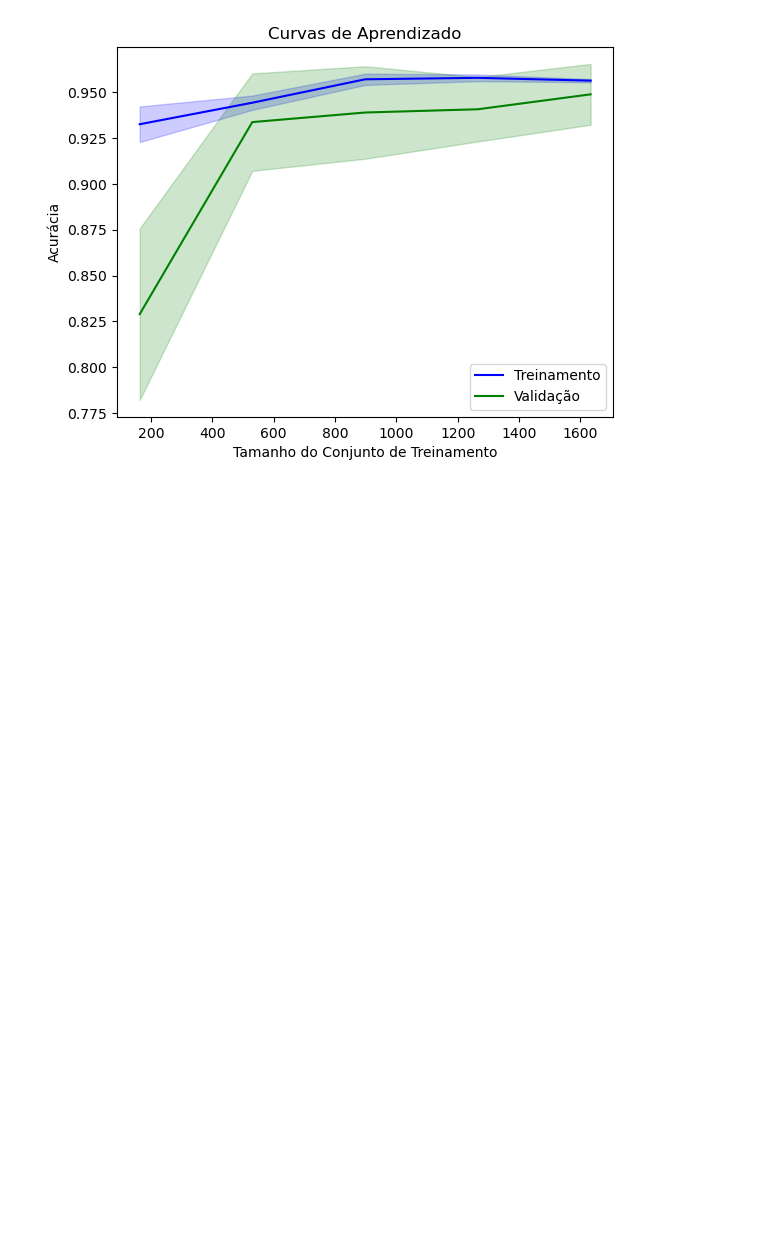
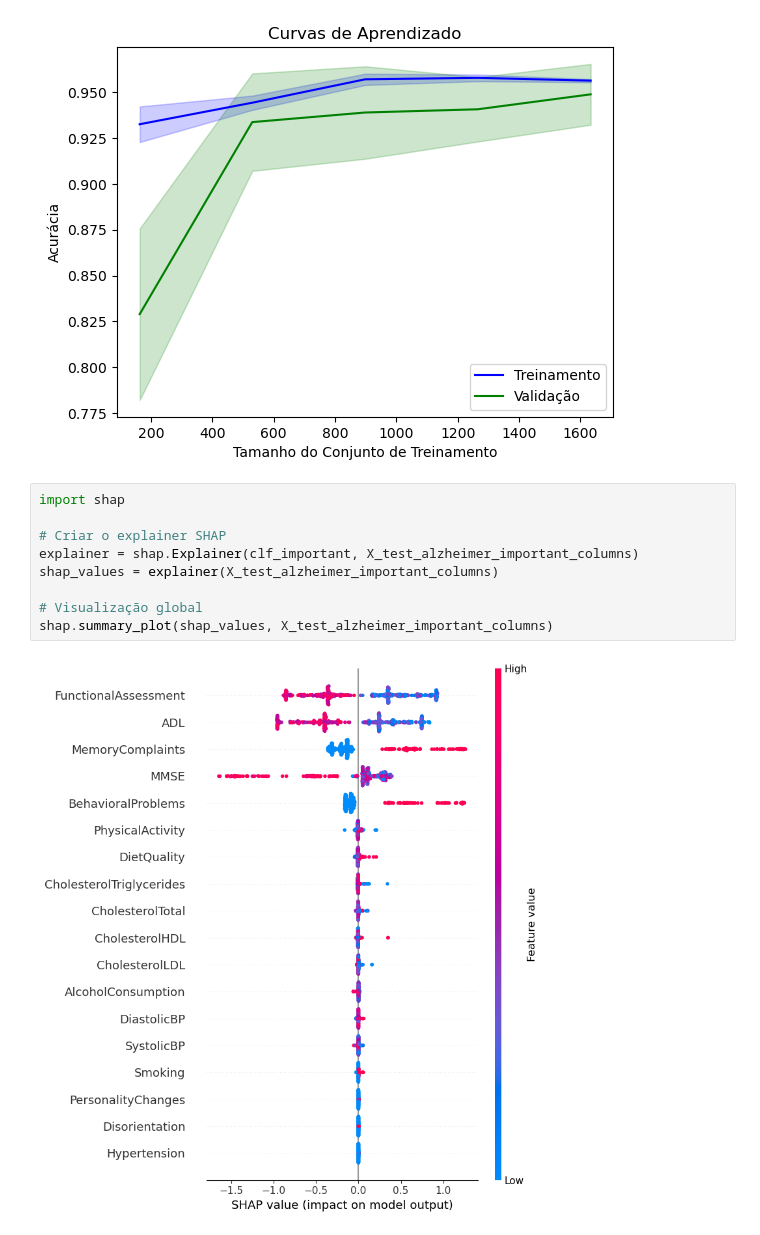
Before and after one commit to danielferreira-dias/AICareCognitive, a Jupyter notebook: challenge-02/notebooks/daniel_notebook/daniel_arvore_decisao.ipynb, the cells around one changed output. Saved outputs shown, nothing was run; the diff lists cells and outputs as text; blank space fills up the shorter version.

```diff
--- a/challenge-02/notebooks/daniel_notebook/daniel_arvore_decisao.ipynb
+++ b/challenge-02/notebooks/daniel_notebook/daniel_arvore_decisao.ipynb
@@ -308,6 +315,17 @@ plt.legend()
 plt.show()
 # %% [output]
 [figure]
+# %%
+import shap
+
+# Criar o explainer SHAP
+explainer = shap.Explainer(clf_important, X_test_alzheimer_important_columns)
+shap_values = explainer(X_test_alzheimer_important_columns)
+
+# Visualização global
+shap.summary_plot(shap_values, X_test_alzheimer_important_columns)
+# %% [output]
+[figure, added]
 # %%
 from sklearn.model_selection import cross_val_score
 
```
Also changed, not shown: parts of 4 cells of this notebook, 4 other files.
